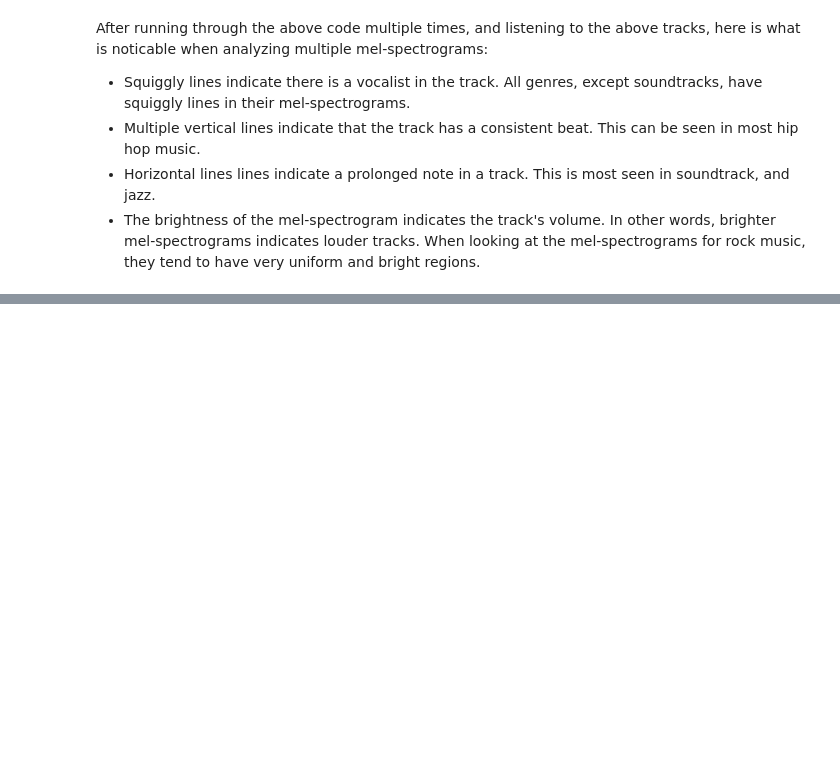
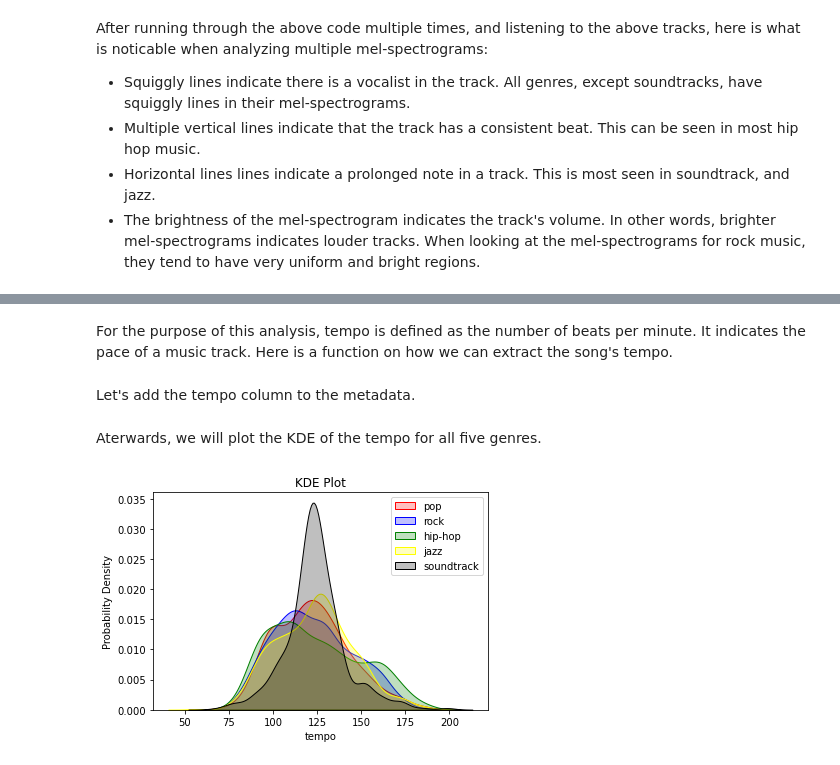
Before and after one commit to xnell90/Music-Genre-Classifier, a Jupyter notebook: data/exploratory_data_analysis.ipynb, the cells around one changed output, grey strips where cells are left out. Drawn from its saved outputs; the diff is of its cells as text; code cells hidden in the pictures; blank space fills up the shorter version.

Commit message:
Added time domain features with analysis

```diff
--- a/data/exploratory_data_analysis.ipynb
+++ b/data/exploratory_data_analysis.ipynb
@@ -9,12 +9,20 @@ import pandas as pd
 Here are the five genres in my dataset. Let's count how many tracks are there in each of the categories.
 # %%
 cwd = os.getcwd()
-categories = [genre for genre in os.listdir('genres/') if genre != '.DS_Store']
+categories = [
+    genre
+    for genre in os.listdir('genres/')
+    if genre != '.DS_Store'
+]
 
 count = 0
 for genre in categories:
     music_file_directory = cwd + '/genres/' + genre
-    music_file_list = os.listdir(music_file_directory)
+    music_file_list = [
+        file
+        for file in os.listdir(music_file_directory)
+        if file != '.DS_Store'
+    ]
 
     genre_count = len(music_file_list)
     count += genre_count
@@ -38,7 +46,11 @@ genres = []
 
 for genre in categories:
     genre_file_directory = cwd + '/genres/' + genre
-    genre_file_list = os.listdir(genre_file_directory)
+    genre_file_list = [
+        file
+        for file in os.listdir(genre_file_directory)
+        if file != '.DS_Store'
+    ]
 
     for file in genre_file_list:
         file_location = genre_file_directory + '/' + file
@@ -52,7 +64,6 @@ music_df = pd.DataFrame(
     }
 )
 
-music_df = music_df.sample(frac=1)
 music_df.to_csv('metadata.csv', index=False)
 # %% [markdown]
 Since we have those two columns in our table, the question now is how can we extract numerical features from a music file so that we can feed it into a machine learning classification model.
@@ -152,0 +159,20 @@ Frequency Domain Features
+# %%
+import seaborn as sns
+
+def plot_kde(feature, genres, colors):
+    genres_colors = zip(genres, colors)
+
+    for genre, color in zip(genres, colors):
+        genre_tracks = music_df[music_df.genre == genre]
+        sns.kdeplot(genre_tracks[feature], shade=True, color=color, label=genre)
+
+    plt.xlabel(feature)
+    plt.ylabel("Probability Density")
+
+    if len(list(genres_colors)) > 1:
+        plt.title("KDE Plot")
+        plt.legend()
+    else:
+        plt.title("KDE Plot (%s)" % genres[0])
+
+    plt.show()
@@ -152,0 +183,2 @@ Frequency Domain Features
+# %% [markdown]
+For the purpose of this analysis, tempo is defined as the number of beats per minute. It indicates the pace of a music track. Here is a function on how we can extract the song's tempo.
@@ -152,0 +194,2 @@ Frequency Domain Features
+# %% [markdown]
+Let's add the tempo column to the metadata.
@@ -152,0 +199,6 @@ Frequency Domain Features
+# %% [markdown]
+Aterwards, we will plot the KDE of the tempo for all five genres.
+# %%
+plot_kde('tempo', ['pop', 'rock', 'hip-hop', 'jazz', 'soundtrack'], ['red', 'blue', 'green', 'yellow', 'black'])
+# %% [output]
+[figure, added]
```
Also changed, not shown: parts of 29 cells of this notebook.
